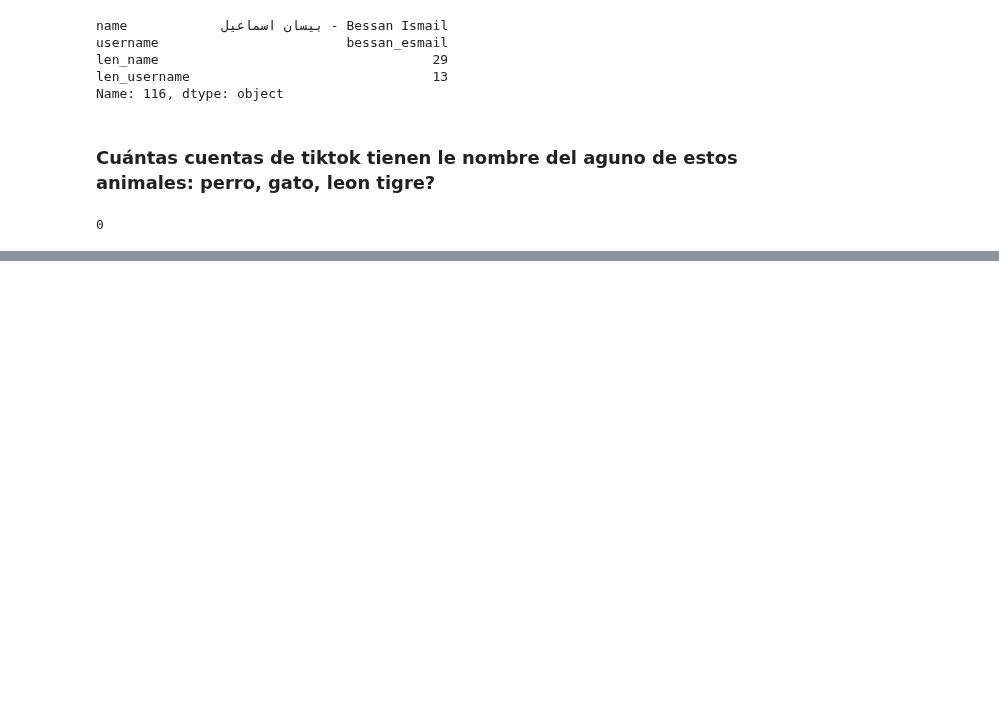
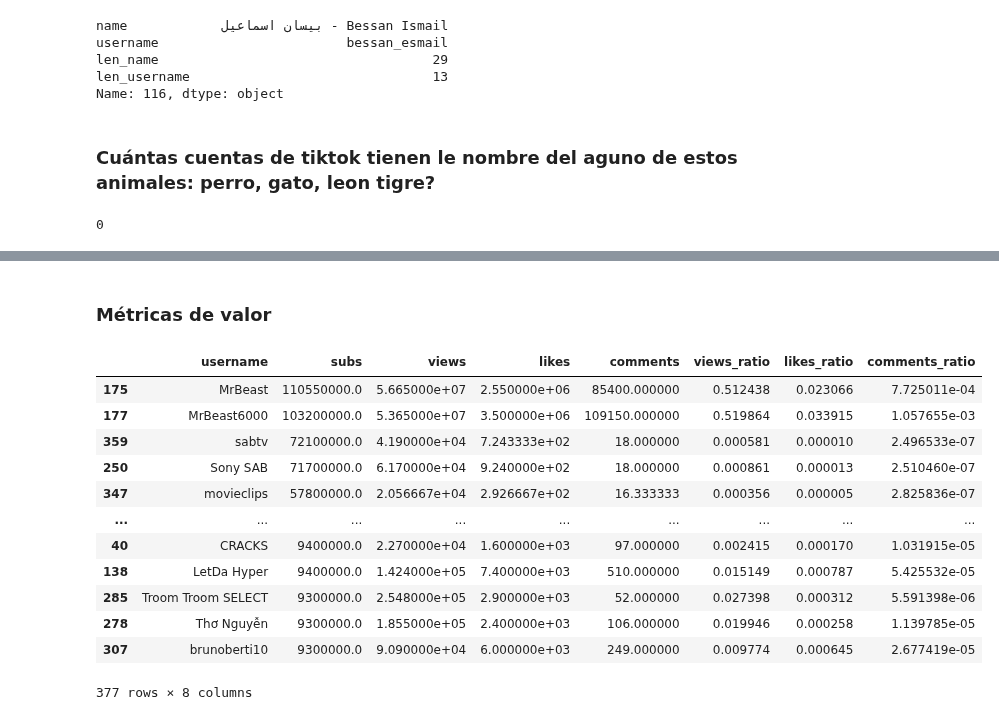
Before and after one commit to MarioChvx/ciencia_de_datos_PAMBAZO, a Jupyter notebook: proyectos/Proyecto4/socialnetworks.ipynb, the cells around one changed output, grey strips where cells are left out. Drawn from its saved outputs; the diff is of its cells as text; code cells hidden in the pictures; blank space fills up the shorter version.

```diff
--- a/proyectos/Proyecto4/socialnetworks.ipynb
+++ b/proyectos/Proyecto4/socialnetworks.ipynb
@@ -566,0 +618,14 @@ Name: 116, dtype: object
+# %%
+y_means = (
+    y_months
+    .groupby('username')
+     # aggregate functiosn skips nan by deffault
+    .aggregate({
+        'subs': 'mean',
+        'views': 'mean',
+        'likes': 'mean',
+        'comments': 'mean'
+    })
+    .reset_index()
+    .sort_values('subs', ascending=False)
+)
@@ -566,0 +648,22 @@ Name: 116, dtype: object
+# %% [markdown]
+### Métricas de valor
+# %%
+y_means['views_ratio'] = y_means.views / y_means.subs
+y_means['likes_ratio'] = y_means.likes / y_means.subs
+y_means['comments_ratio'] = y_means.comments / y_means.subs
+# %%
+y_means
+# %% [output]
+|  | username | subs | views | likes | comments | views_ratio | likes_ratio | comments_ratio |
+| 175 | MrBeast | 110550000.0 | 5.665000e+07 | 2.550000e+06 | 85400.000000 | 0.512438 | 0.023066 | 7.725011e-04 |
+| 177 | MrBeast6000 | 103200000.0 | 5.365000e+07 | 3.500000e+06 | 109150.000000 | 0.519864 | 0.033915 | 1.057655e-03 |
+| 359 | sabtv | 72100000.0 | 4.190000e+04 | 7.243333e+02 | 18.000000 | 0.000581 | 0.000010 | 2.496533e-07 |
+| 250 | Sony SAB | 71700000.0 | 6.170000e+04 | 9.240000e+02 | 18.000000 | 0.000861 | 0.000013 | 2.510460e-07 |
+| 347 | movieclips | 57800000.0 | 2.056667e+04 | 2.926667e+02 | 16.333333 | 0.000356 | 0.000005 | 2.825836e-07 |
+| ... | ... | ... | ... | ... | ... | ... | ... | ... |
+| 40 | CRACKS | 9400000.0 | 2.270000e+04 | 1.600000e+03 | 97.000000 | 0.002415 | 0.000170 | 1.031915e-05 |
+| 138 | LetDa Hyper | 9400000.0 | 1.424000e+05 | 7.400000e+03 | 510.000000 | 0.015149 | 0.000787 | 5.425532e-05 |
+| 285 | Troom Troom SELECT | 9300000.0 | 2.548000e+05 | 2.900000e+03 | 52.000000 | 0.027398 | 0.000312 | 5.591398e-06 |
+| 278 | Thơ Nguyễn | 9300000.0 | 1.855000e+05 | 2.400000e+03 | 106.000000 | 0.019946 | 0.000258 | 1.139785e-05 |
+| 307 | brunoberti10 | 9300000.0 | 9.090000e+04 | 6.000000e+03 | 249.000000 | 0.009774 | 0.000645 | 2.677419e-05 |
+377 rows × 8 columns
```
Also changed, not shown: parts of 24 cells of this notebook.
